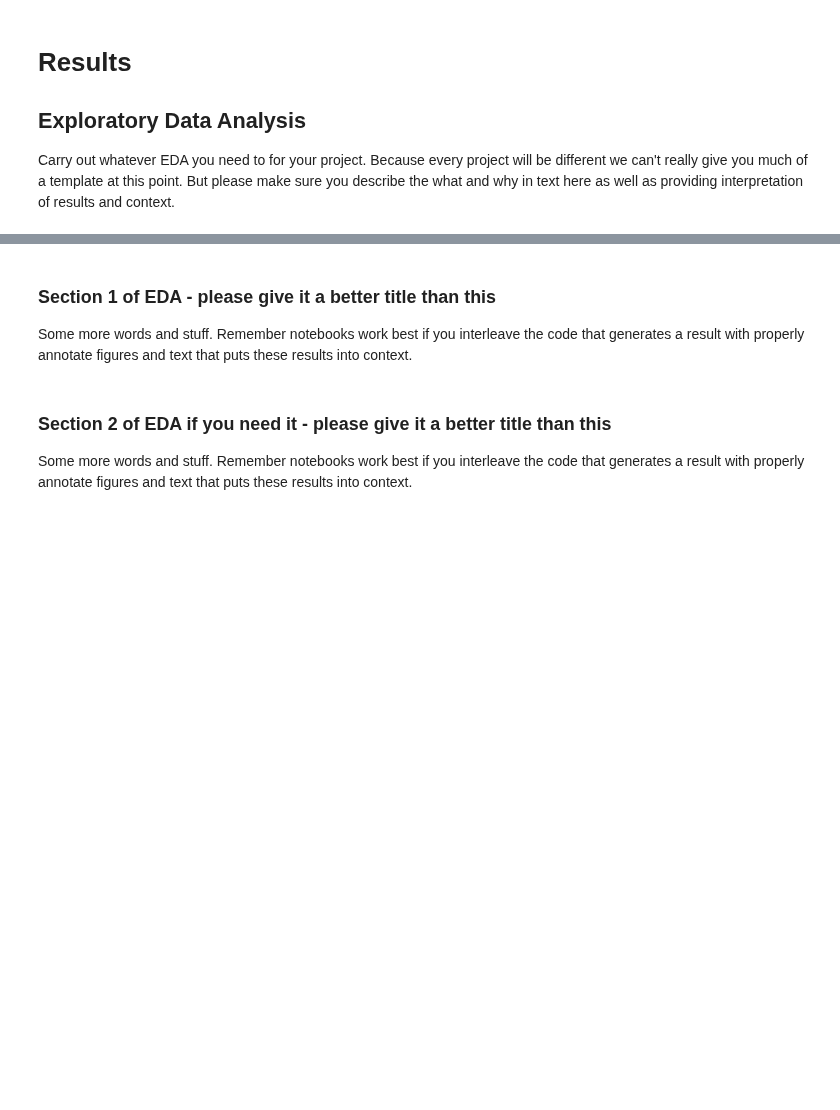
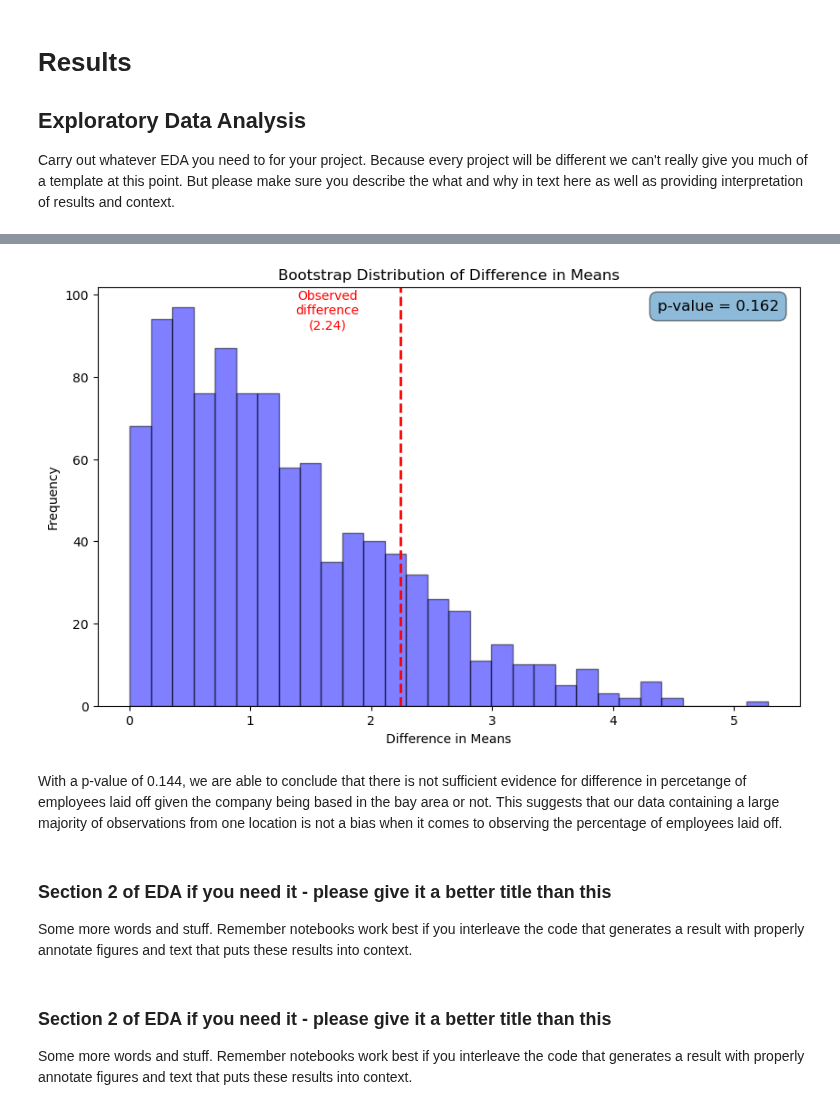
Before and after one commit to COGS108/Group019_WI24, a Jupyter notebook: EDACheckpoint_Group019_WI24.ipynb, the cells around one changed output, grey strips where cells are left out. Cells and saved outputs as stored; diff of their text form; code cells hidden in the pictures; blank space fills up the shorter version.

```diff
--- a/EDACheckpoint_Group019_WI24.ipynb
+++ b/EDACheckpoint_Group019_WI24.ipynb
@@ -121,4 +188,46 @@ Carry out whatever EDA you need to for your project.  Because every project will
+# %%
+bay = df.copy()
+bay['bay'] = df['Location_HQ'].apply(lambda hq: hq == 'San Francisco Bay Area')
+in_bay = bay[bay['bay']]
+out_bay = bay[bay['bay'] == False]
+from scipy.stats import ttest_ind
+from sklearn.utils import resample
+
+inside_bay = bay[bay['bay'] == True]['Percentage']
+outside_bay = bay[bay['bay'] == False]['Percentage']
+observed_diff = np.abs(inside_bay.mean() - outside_bay.mean())
+
+n_iterations = 1000
+n_size = int(len(bay) * 0.50)
+diff_means = np.zeros(n_iterations)
+
+for i in range(n_iterations):
+    sample = resample(bay['Percentage'], n_samples=n_size)
+    inside_bay_sample = sample[:int(n_size / 2)]
+    outside_bay_sample = sample[int(n_size / 2):]
+    diff_means[i] = np.abs(inside_bay_sample.mean() - outside_bay_sample.mean())
+
+p_value = np.sum(diff_means >= observed_diff) / n_iterations
+
+plt.figure(figsize=(10, 6))
+plt.hist(diff_means, bins=30, alpha=0.5, color='blue', edgecolor='black')
+
+plt.axvline(observed_diff, color='red', linestyle='dashed', linewidth=2)
+
+plt.text(observed_diff - 0.6, plt.ylim()[1] * 0.9, f'Observed\ndifference\n({observed_diff:.2f})',
+         horizontalalignment='center', color='red')
+plt.text(0.97, 0.97, f'p-value = {p_value:.3f}', transform=plt.gca().transAxes,
+         fontsize=12, verticalalignment='top', horizontalalignment='right',
+         bbox=dict(boxstyle="round,pad=0.5", alpha=0.5))
+plt.title('Bootstrap Distribution of Difference in Means')
+plt.xlabel('Difference in Means')
+plt.ylabel('Frequency')
+plt.show()
+# %% [output]
+[figure, added]
+# %% [markdown]
+With a p-value of 0.144, we are able to conclude that there is not sufficient evidence for difference in percetange of employees laid off given the company being based in the bay area or not. This suggests that our data containing a large majority of observations from one location is not a bias when it comes to observing the percentage of employees laid off.
 # %% [markdown]
-### Section 1 of EDA - please give it a better title than this
+### Section 2 of EDA if you need it  - please give it a better title than this
 
 Some more words and stuff.  Remember notebooks work best if you interleave the code that generates a result with properly annotate figures and text that puts these results into context.
```
Also changed, not shown: parts of 8 cells of this notebook.
